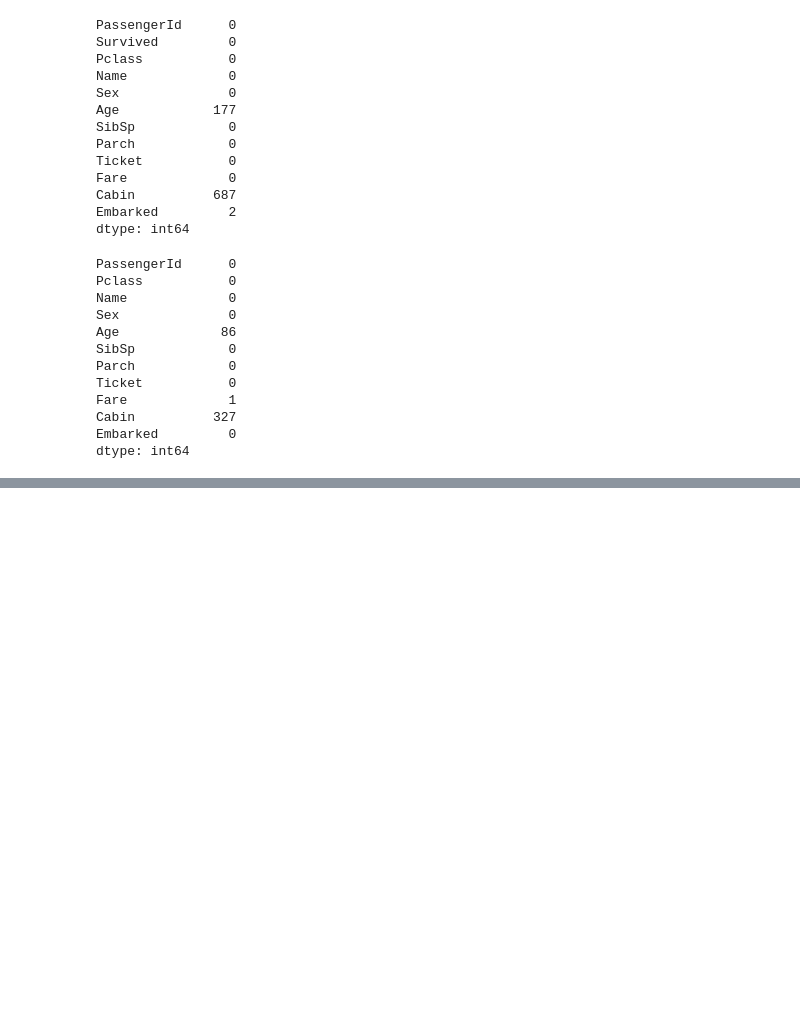
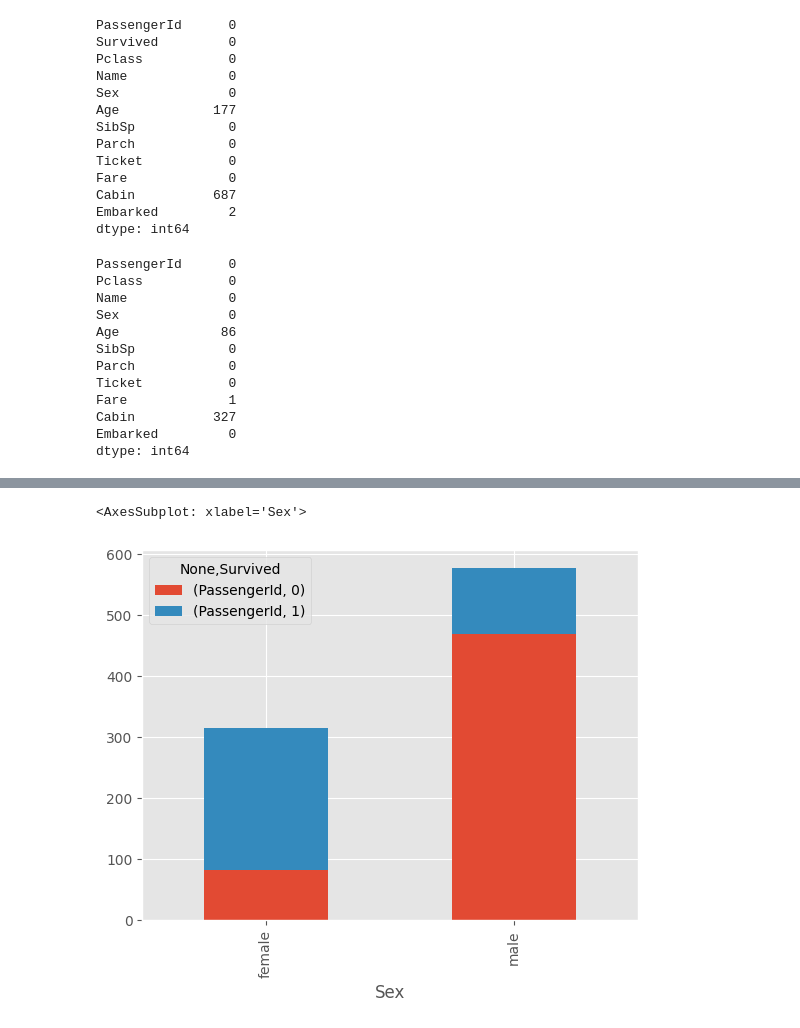
Before and after one commit to maeseok/EDA, a Jupyter notebook: Kaggle/titanic/titanic.ipynb, the cells around one changed output, grey strips where cells are left out. Saved outputs shown, nothing was run; the diff lists cells and outputs as text; code cells hidden in the pictures; blank space fills up the shorter version.

```diff
--- a/Kaggle/titanic/titanic.ipynb
+++ b/Kaggle/titanic/titanic.ipynb
@@ -129,0 +190,7 @@ plt.style.use("ggplot")
+# %%
+#성별 시각화
+sex_df=train_df[["Sex","Survived", "PassengerId"]].dropna().groupby(["Sex","Survived"]).count().unstack()
+sex_df.plot.bar(stacked=True)
+# %% [output]
+<AxesSubplot: xlabel='Sex'>
+[figure, added]
```
Also changed, not shown: parts of 50 cells of this notebook, 1 other file.
